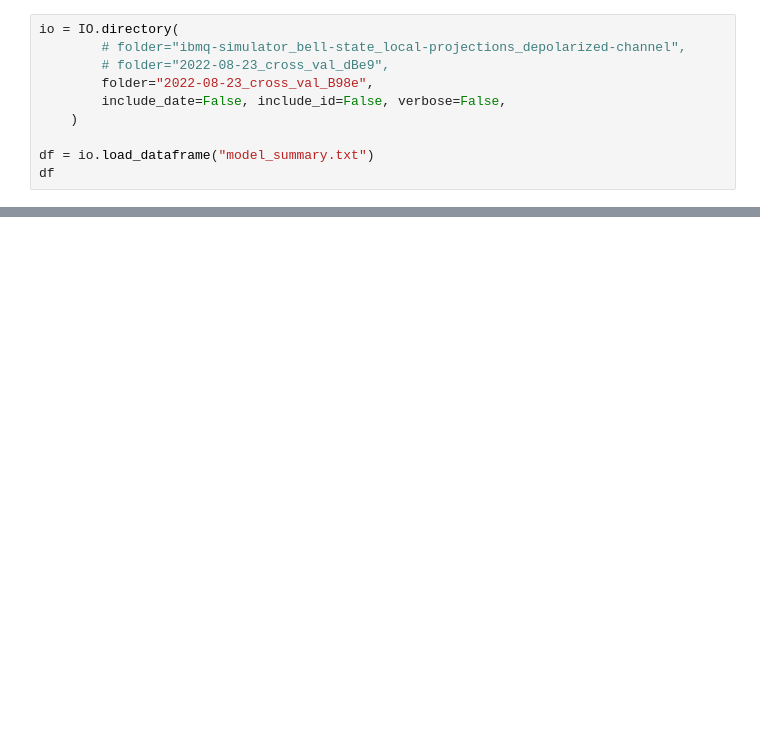
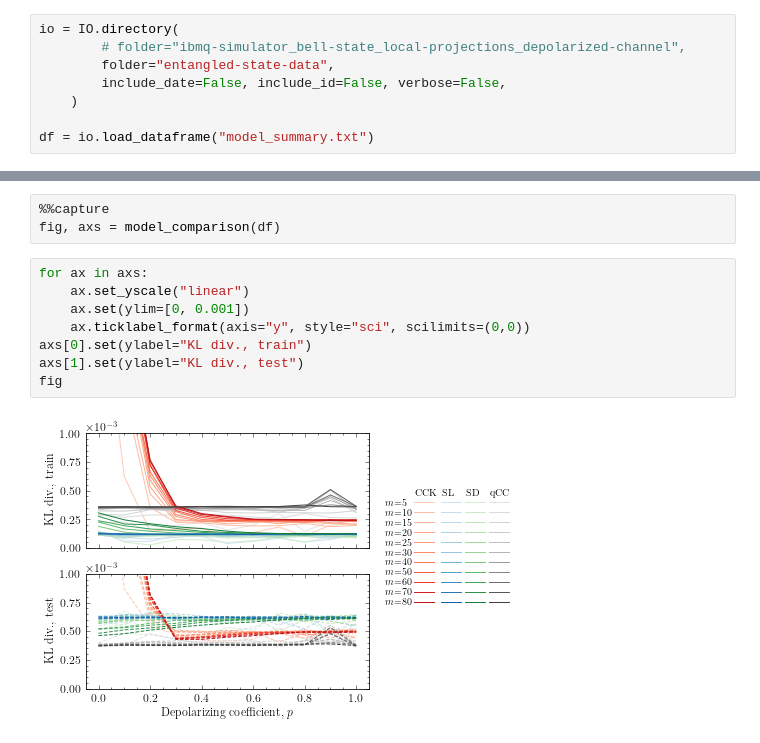
Before and after one commit to benjimaclellan/foqal, a Jupyter notebook: projects/causal/analysis.ipynb, the cells around one changed output, grey strips where cells are left out. Cells and saved outputs as stored; diff of their text form; blank space fills up the shorter version.

Commit message:
Update causal regression analysis notebook, improve plotting routine

```diff
--- a/projects/causal/analysis.ipynb
+++ b/projects/causal/analysis.ipynb
@@ -8,10 +15,8 @@ from foqal.utils.io import IO
 # %%
 io = IO.directory(
         # folder="ibmq-simulator_bell-state_local-projections_depolarized-channel",
-        # folder="2022-08-23_cross_val_dBe9",
-        folder="2022-08-23_cross_val_B98e",
+        folder="entangled-state-data",
         include_date=False, include_id=False, verbose=False,
     )
 
 df = io.load_dataframe("model_summary.txt")
-df
@@ -31,0 +39,13 @@ df
+# %%
+%%capture
+fig, axs = model_comparison(df)
+# %%
+for ax in axs:
+    ax.set_yscale("linear")
+    ax.set(ylim=[0, 0.001])
+    ax.ticklabel_format(axis="y", style="sci", scilimits=(0,0))
+axs[0].set(ylabel="KL div., train")
+axs[1].set(ylabel="KL div., test")
+fig
+# %% [output]
+[figure, added]
```
Also changed, not shown: parts of 9 cells of this notebook, 7 other files.
